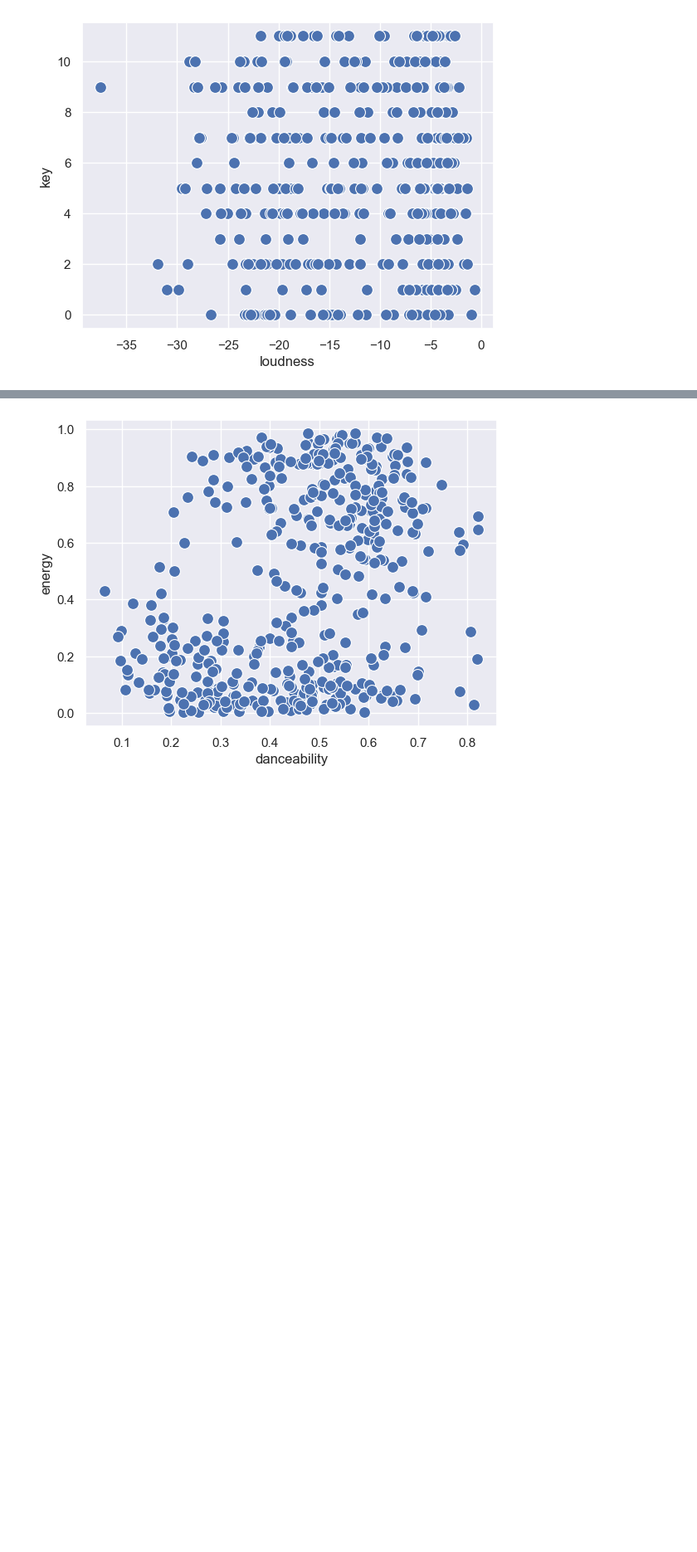
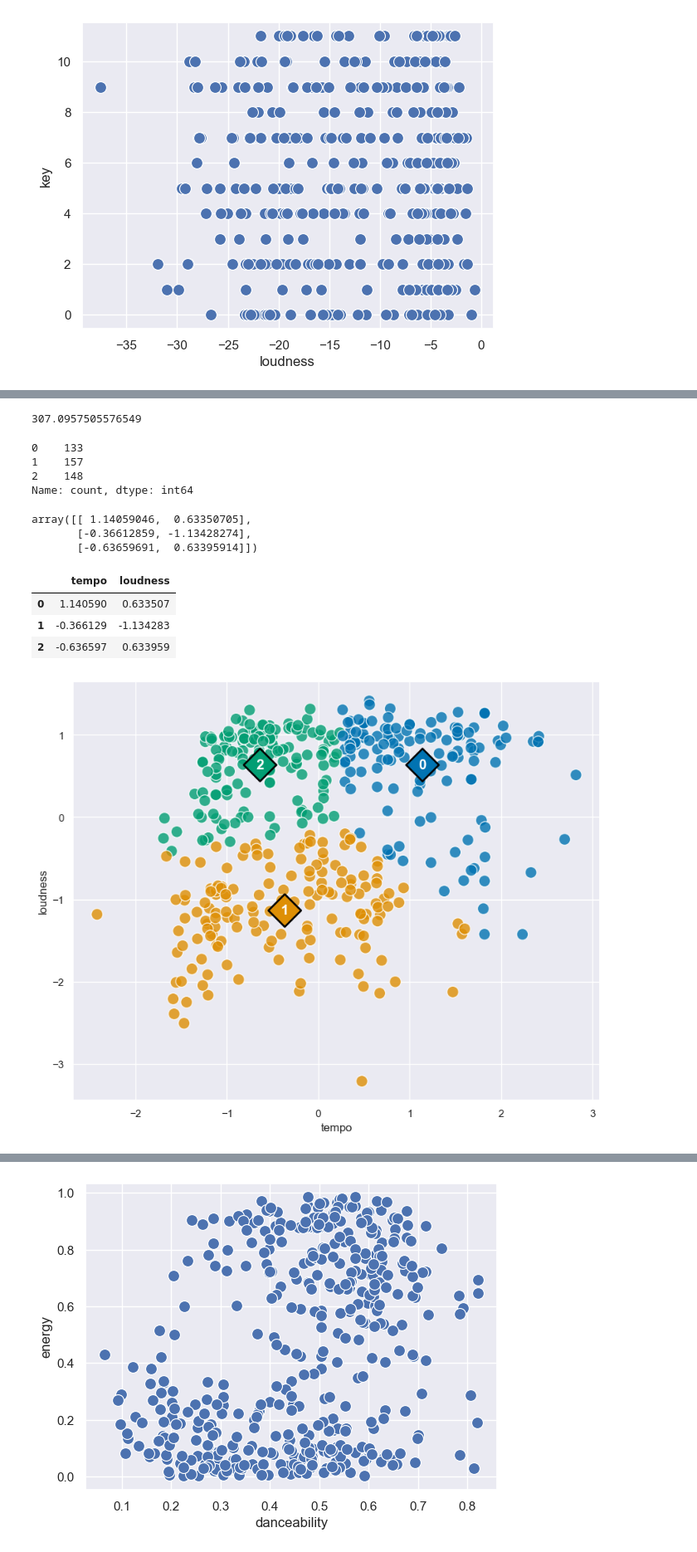
Before and after one commit to hashir-00/project-You-Anime, a Jupyter notebook: clustering_songs.ipynb, the cells around one changed output, grey strips where cells are left out. Shown at 83% size. Saved outputs shown, nothing was run; the diff lists cells and outputs as text; code cells hidden in the pictures; blank space fills up the shorter version.

```diff
--- a/clustering_songs.ipynb
+++ b/clustering_songs.ipynb
@@ -124,0 +142,2 @@ ax=sns.scatterplot(data=customers,
+# %%
+songs_scaled=pd.DataFrame(songs_scaled,columns=['tempo','loudness'])
@@ -124,0 +156,5 @@ ax=sns.scatterplot(data=customers,
+# %%
+from sklearn.cluster import KMeans
+km=KMeans(n_clusters=3,n_init=25,random_state=1234)
+# %%
+km.fit(songs_scaled)
@@ -124,0 +183,63 @@ ax=sns.scatterplot(data=customers,
+# %%
+km.inertia_
+# %% [output]
+307.0957505576549
+# %%
+pd.Series(km.labels_).value_counts().sort_index()
+# %% [output]
+0    133
+1    157
+2    148
+Name: count, dtype: int64
+# %%
+km.cluster_centers_
+# %% [output]
+array([[ 1.14059046,  0.63350705],
+       [-0.36612859, -1.13428274],
+       [-0.63659691,  0.63395914]])
+# %%
+cluster_centers=pd.DataFrame(km.cluster_centers_,
+                            columns=['tempo','loudness'])
+cluster_centers
+# %% [output]
+|  | tempo | loudness |
+| 0 | 1.140590 | 0.633507 |
+| 1 | -0.366129 | -1.134283 |
+| 2 | -0.636597 | 0.633959 |
+# %%
+#set figure size
+plt.figure(figsize=(10,8))
+
+#plot the clusters
+ax=sns.scatterplot(data=songs_scaled,
+                  x='tempo',
+                  y='loudness',
+                  hue=km.labels_,
+                  palette='colorblind',
+                  alpha=0.8,
+                  s=150,
+                  legend=False)
+
+#plot the centroids
+ax=sns.scatterplot(data=cluster_centers,
+                  x='tempo',
+                  y='loudness',
+                  hue=cluster_centers.index,
+                  palette='colorblind',
+                  s=600,
+                  marker='D',
+                  ec='black',
+                  legend=False)
+
+#add centroids Labels
+for i in range(len(cluster_centers)):
+               plt.text(x=cluster_centers.tempo[i],
+                        y=cluster_centers.loudness[i],
+                       s=i,
+                       horizontalalignment='center',
+                       verticalalignment='center',
+                       size=15,
+                       weight='bold',
+                       color='white')
+# %% [output]
+[figure, added]
```
Also changed, not shown: parts of 10 cells of this notebook.
